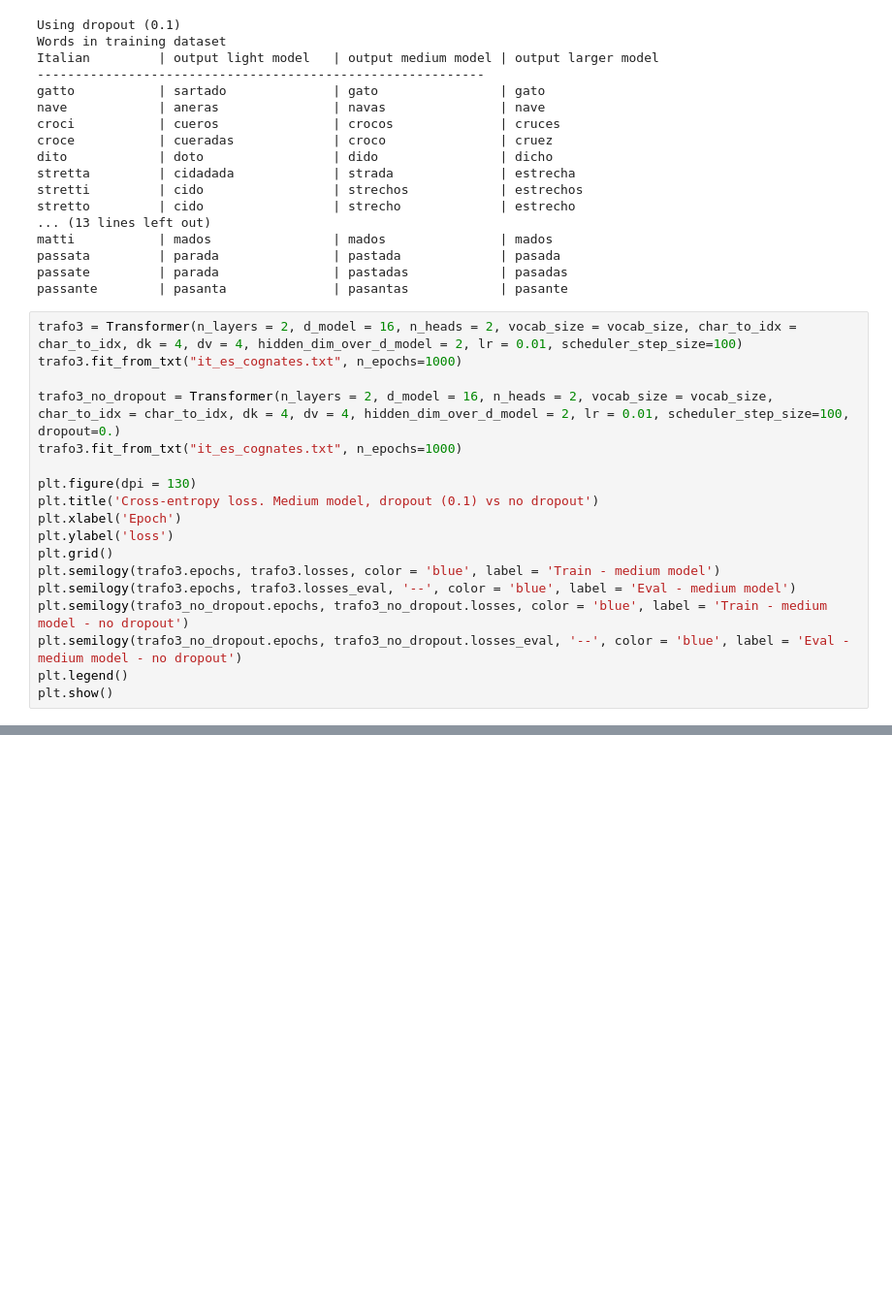
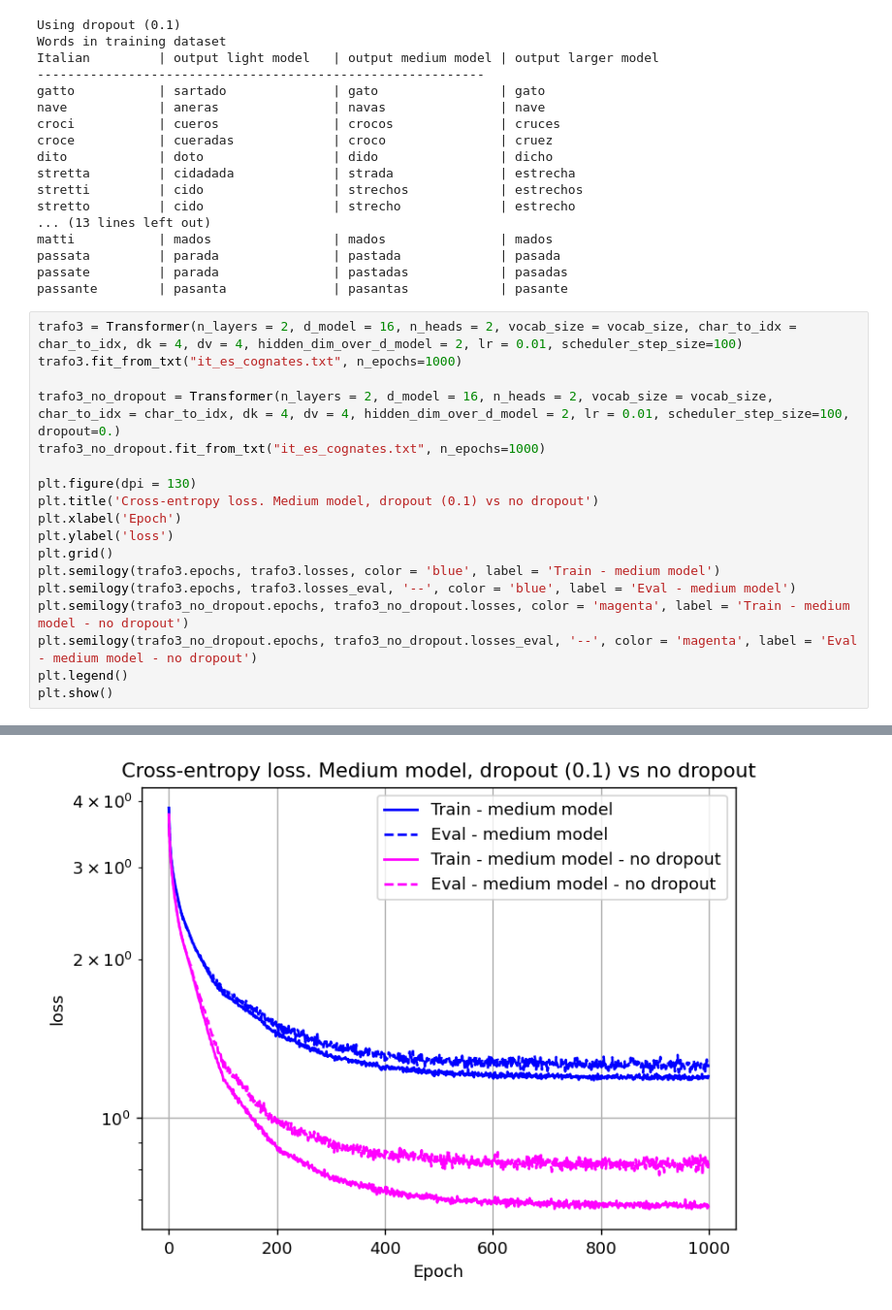
Before and after one commit to sottoviafilippo/Phonetic_correspondences, a Jupyter notebook: phonetic_correspondences_trials.ipynb, the cells around one changed output, grey strips where cells are left out. Shown at 97% size. Drawn from its saved outputs; the diff is of its cells as text; blank space fills up the shorter version.

```diff
--- a/phonetic_correspondences_trials.ipynb
+++ b/phonetic_correspondences_trials.ipynb
@@ -297,7 +297,7 @@ trafo3 = Transformer(n_layers = 2, d_model = 16, n_heads = 2, vocab_size = vocab
 trafo3.fit_from_txt("it_es_cognates.txt", n_epochs=1000)
 
 trafo3_no_dropout = Transformer(n_layers = 2, d_model = 16, n_heads = 2, vocab_size = vocab_size, char_to_idx = char_to_idx, dk = 4, dv = 4, hidden_dim_over_d_model = 2, lr = 0.01, scheduler_step_size=100, dropout=0.)
-trafo3.fit_from_txt("it_es_cognates.txt", n_epochs=1000)
+trafo3_no_dropout.fit_from_txt("it_es_cognates.txt", n_epochs=1000)
 
 plt.figure(dpi = 130)
 plt.title('Cross-entropy loss. Medium model, dropout (0.1) vs no dropout')
@@ -306,8 +306,8 @@ plt.ylabel('loss')
 plt.grid()
 plt.semilogy(trafo3.epochs, trafo3.losses, color = 'blue', label = 'Train - medium model')
 plt.semilogy(trafo3.epochs, trafo3.losses_eval, '--', color = 'blue', label = 'Eval - medium model')
-plt.semilogy(trafo3_no_dropout.epochs, trafo3_no_dropout.losses, color = 'blue', label = 'Train - medium model - no dropout')
-plt.semilogy(trafo3_no_dropout.epochs, trafo3_no_dropout.losses_eval, '--', color = 'blue', label = 'Eval - medium model - no dropout')
+plt.semilogy(trafo3_no_dropout.epochs, trafo3_no_dropout.losses, color = 'magenta', label = 'Train - medium model - no dropout')
+plt.semilogy(trafo3_no_dropout.epochs, trafo3_no_dropout.losses_eval, '--', color = 'magenta', label = 'Eval - medium model - no dropout')
 plt.legend()
 plt.show()
 # %% [output]
@@ -323,0 +334 @@ Epoch  900 / 1000  loss =  1.1373997926712036  loss_eval =  1.1783076524734497
+[figure, added]
```
Also changed, not shown: parts of 4 cells of this notebook, 1 other file.
